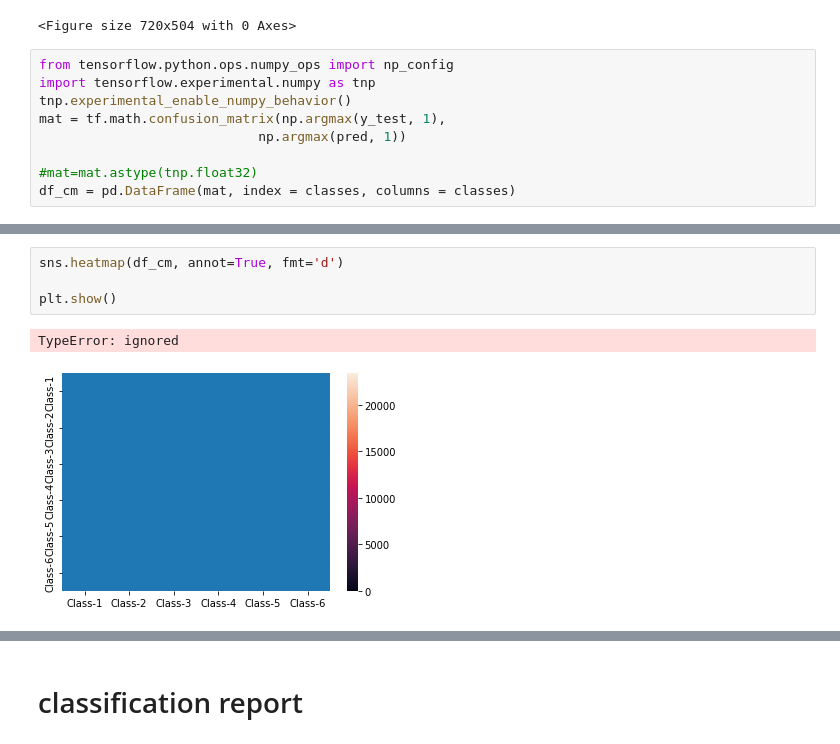
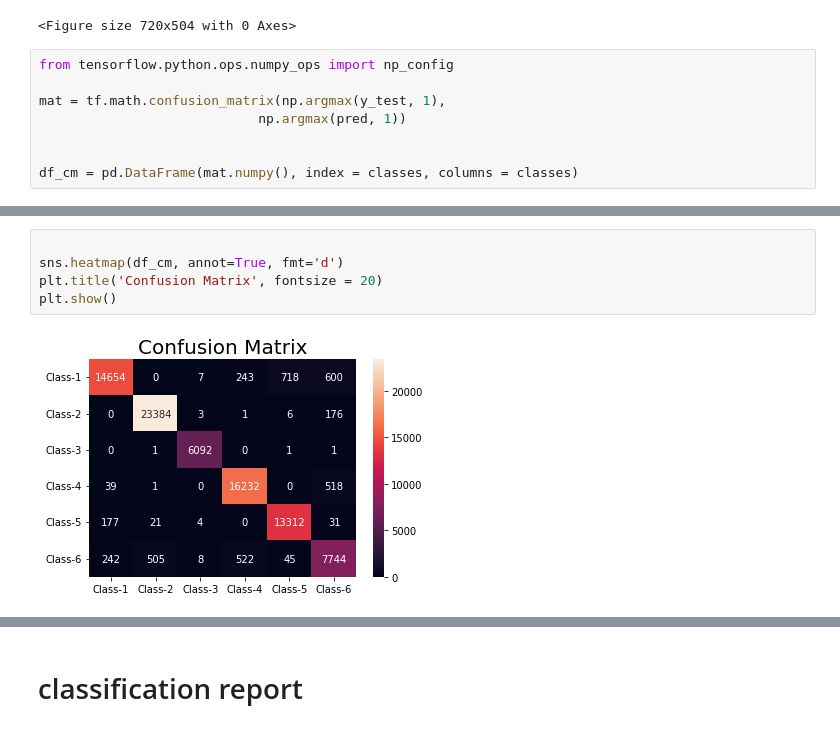
Before and after one commit to dru-44/Project2022, a Jupyter notebook: Land_Cover_Classification(3D_CNN).ipynb, the cells around one changed output, grey strips where cells are left out. Saved outputs shown, nothing was run; the diff lists cells and outputs as text.

```diff
--- a/Land_Cover_Classification(3D_CNN).ipynb
+++ b/Land_Cover_Classification(3D_CNN).ipynb
@@ -361,10 +362,9 @@ classes = [f'Class-{i}' for i in range(1, 7)]
 <Figure size 720x504 with 0 Axes>
 # %%
 from tensorflow.python.ops.numpy_ops import np_config
-import tensorflow.experimental.numpy as tnp
-tnp.experimental_enable_numpy_behavior()
+
 mat = tf.math.confusion_matrix(np.argmax(y_test, 1),
                             np.argmax(pred, 1))
 
-#mat=mat.astype(tnp.float32)
-df_cm = pd.DataFrame(mat, index = classes, columns = classes)
+
+df_cm = pd.DataFrame(mat.numpy(), index = classes, columns = classes)
@@ -387,7 +371,7 @@ array([[14654,     0,     7,   243,   718,   600],
 # %%
+
 sns.heatmap(df_cm, annot=True, fmt='d')
-
+plt.title('Confusion Matrix', fontsize = 20)
 plt.show()
 # %% [output]
-TypeError: ignored
-[figure, old version]
+[figure, new version]
```
Also changed, not shown: parts of 4 cells of this notebook.
